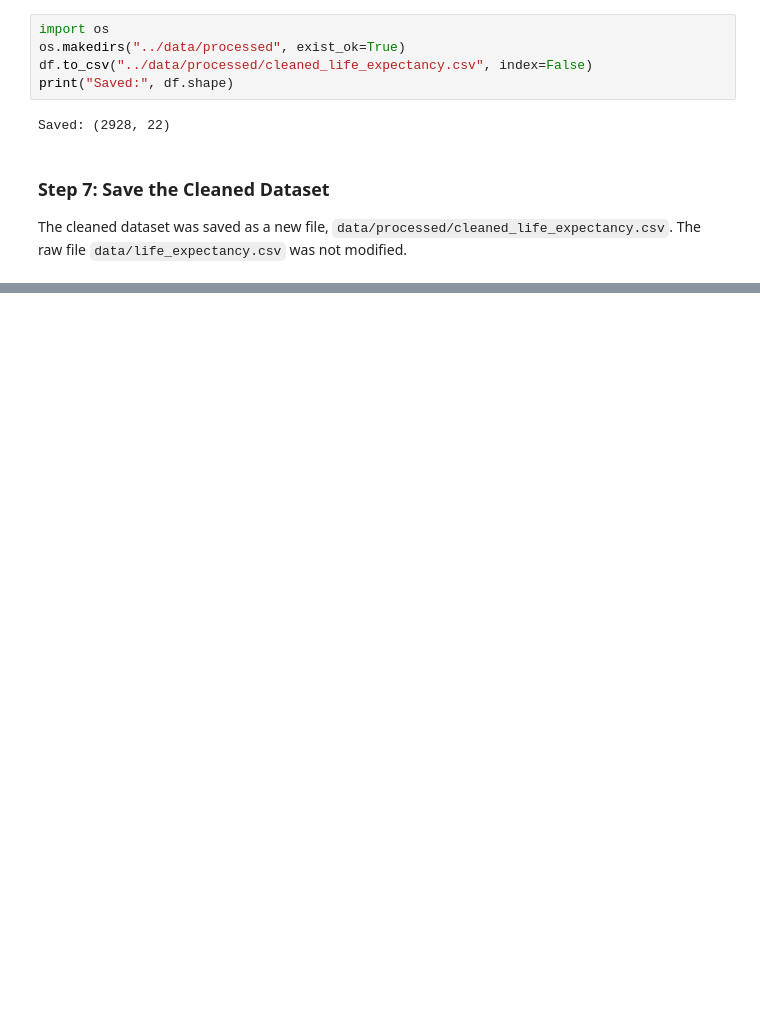
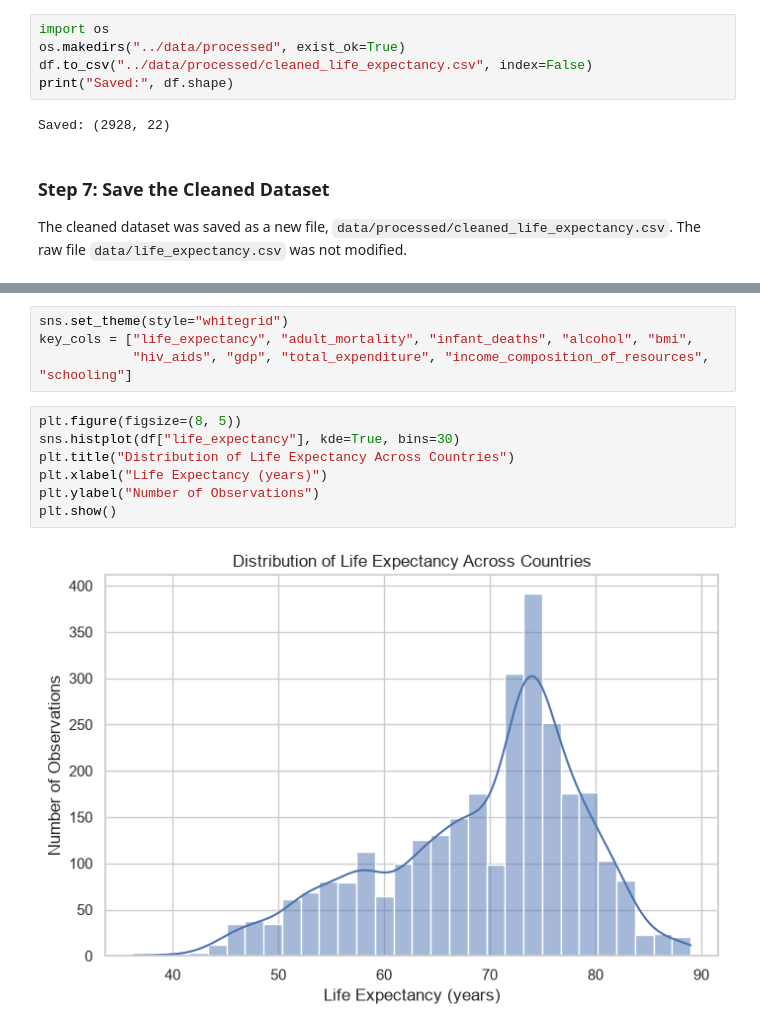
Before and after one commit to Muskan387/pulseboard-analytics, a Jupyter notebook: notebooks/week2_eda.ipynb, the cells around one changed output, grey strips where cells are left out. Drawn from its saved outputs; the diff is of its cells as text; blank space fills up the shorter version.

```diff
--- a/notebooks/week2_eda.ipynb
+++ b/notebooks/week2_eda.ipynb
@@ -293,0 +330,13 @@ The cleaned dataset was saved as a new file, `data/processed/cleaned_life_expect
+# %%
+sns.set_theme(style="whitegrid")
+key_cols = ["life_expectancy", "adult_mortality", "infant_deaths", "alcohol", "bmi",
+            "hiv_aids", "gdp", "total_expenditure", "income_composition_of_resources", "schooling"]
+# %%
+plt.figure(figsize=(8, 5))
+sns.histplot(df["life_expectancy"], kde=True, bins=30)
+plt.title("Distribution of Life Expectancy Across Countries")
+plt.xlabel("Life Expectancy (years)")
+plt.ylabel("Number of Observations")
+plt.show()
+# %% [output]
+[figure, added]
```
Also changed, not shown: parts of 14 cells of this notebook, 1 other file.
